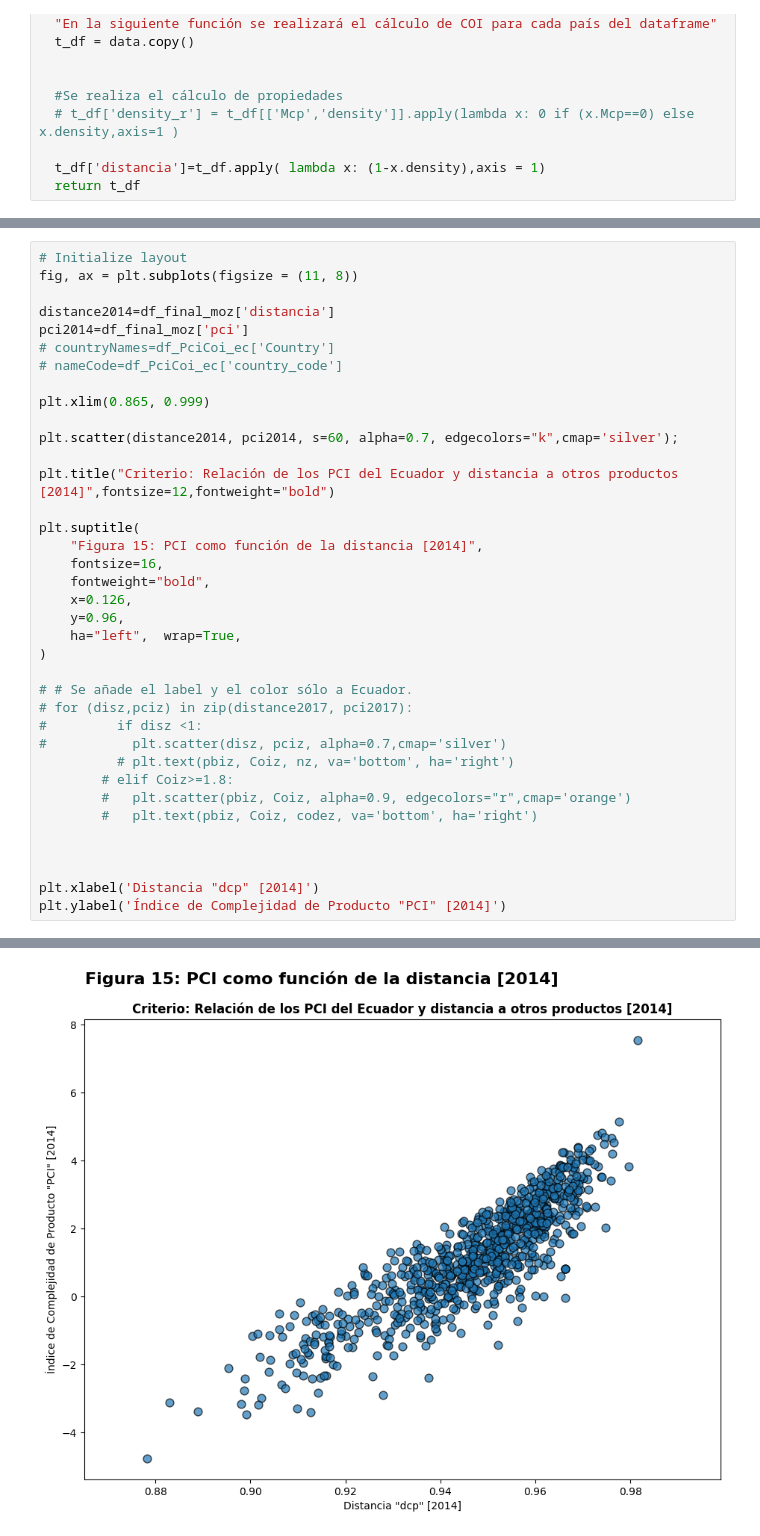
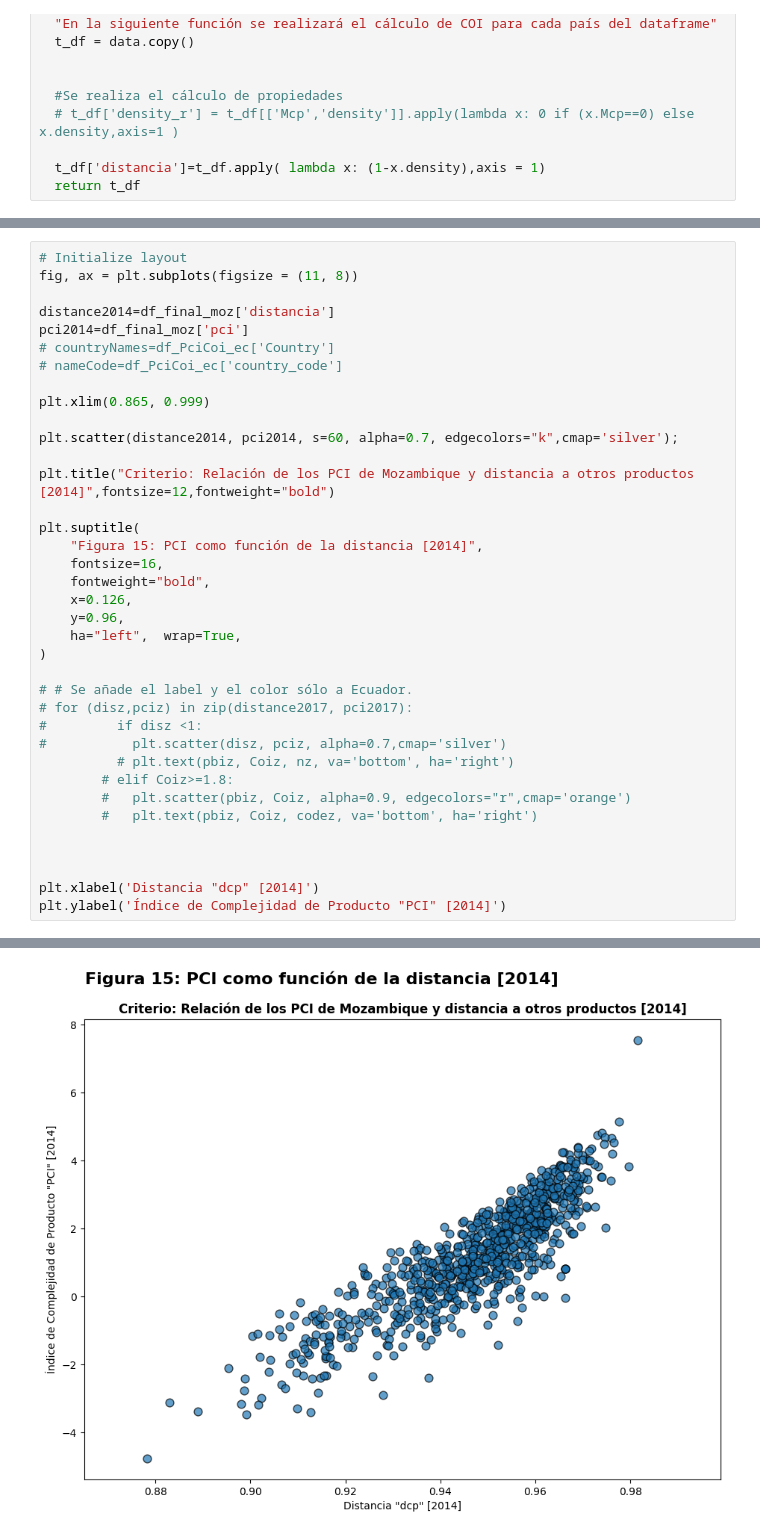
Before and after one commit to descandon88/Ecuador-Growth-data-set, a Jupyter notebook: analisis_mozambique/analisis_coi_mozambique.ipynb, the cells around one changed output, grey strips where cells are left out. Cells and saved outputs as stored; diff of their text form.

```diff
--- a/analisis_mozambique/analisis_coi_mozambique.ipynb
+++ b/analisis_mozambique/analisis_coi_mozambique.ipynb
@@ -751,32 +751,32 @@ pci2014=df_final_moz['pci']
 
 plt.xlim(0.865, 0.999)
 
 plt.scatter(distance2014, pci2014, s=60, alpha=0.7, edgecolors="k",cmap='silver');
 
-plt.title("Criterio: Relación de los PCI del Ecuador y distancia a otros productos [2014]",fontsize=12,fontweight="bold")
+plt.title("Criterio: Relación de los PCI de Mozambique y distancia a otros productos [2014]",fontsize=12,fontweight="bold")
 
 plt.suptitle(
     "Figura 15: PCI como función de la distancia [2014]",
     fontsize=16,
     fontweight="bold",
     x=0.126,
     y=0.96,
     ha="left",  wrap=True,
 )
 
 # # Se añade el label y el color sólo a Ecuador.
 # for (disz,pciz) in zip(distance2017, pci2017):
 #         if disz <1:
 #           plt.scatter(disz, pciz, alpha=0.7,cmap='silver')
           # plt.text(pbiz, Coiz, nz, va='bottom', ha='right')
         # elif Coiz>=1.8:
         #   plt.scatter(pbiz, Coiz, alpha=0.9, edgecolors="r",cmap='orange')
         #   plt.text(pbiz, Coiz, codez, va='bottom', ha='right')
 
 
 
 plt.xlabel('Distancia "dcp" [2014]')
 plt.ylabel('Índice de Complejidad de Producto "PCI" [2014]')
 # %% [output]
 Text(0, 0.5, 'Índice de Complejidad de Producto "PCI" [2014]')
-[figure, old version]
+[figure, new version]
```
